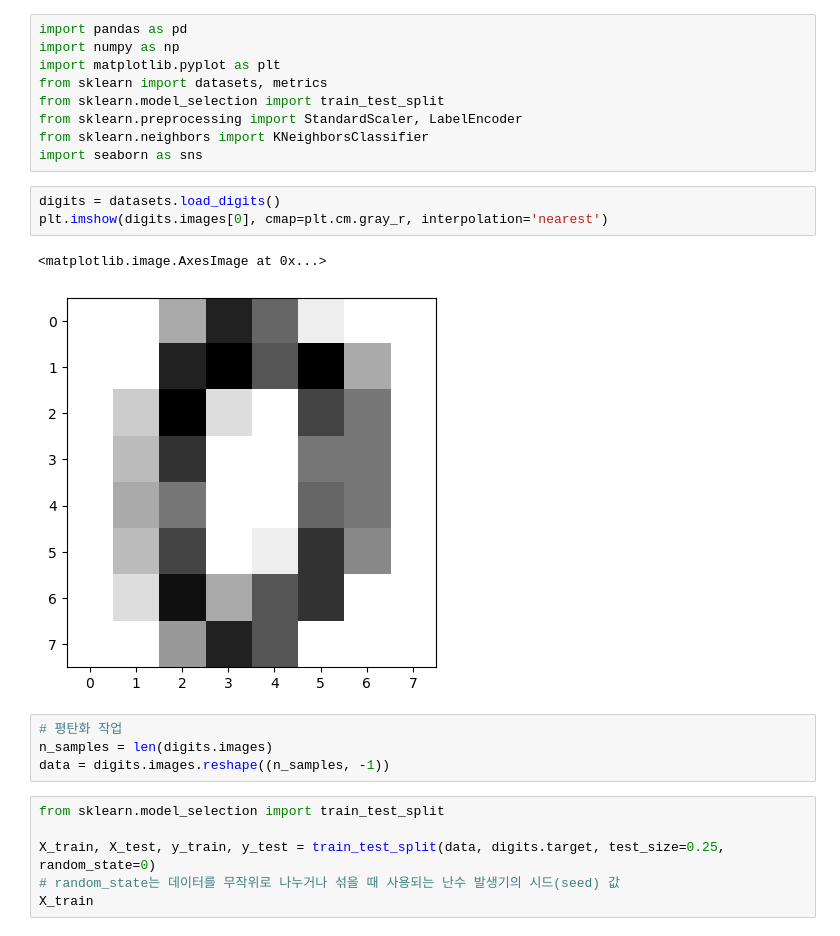
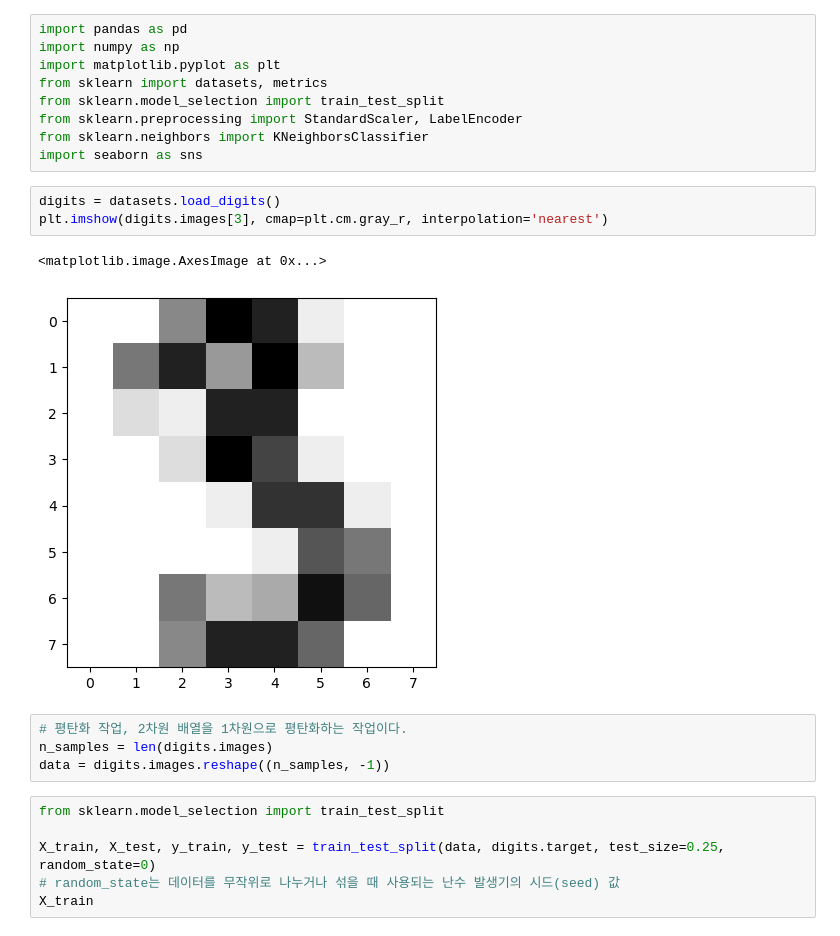
Before and after one commit to dev-doragi/AI-class, a Jupyter notebook: Exercise/240408_6주차_MNIST.ipynb, the cells around one changed output. Drawn from its saved outputs; the diff is of its cells as text.

```diff
--- a/Exercise/240408_6주차_MNIST.ipynb
+++ b/Exercise/240408_6주차_MNIST.ipynb
@@ -9,12 +9,12 @@ from sklearn.neighbors import KNeighborsClassifier
 import seaborn as sns
 # %%
 digits = datasets.load_digits()
-plt.imshow(digits.images[0], cmap=plt.cm.gray_r, interpolation='nearest')
+plt.imshow(digits.images[3], cmap=plt.cm.gray_r, interpolation='nearest')
 # %% [output]
 <matplotlib.image.AxesImage at 0x...>
-[figure, old version]
+[figure, new version]
 # %%
-# 평탄화 작업
+# 평탄화 작업, 2차원 배열을 1차원으로 평탄화하는 작업이다.
 n_samples = len(digits.images)
 data = digits.images.reshape((n_samples, -1))
 # %%
```
Also changed, not shown: parts of 12 cells of this notebook, 1 other file.
